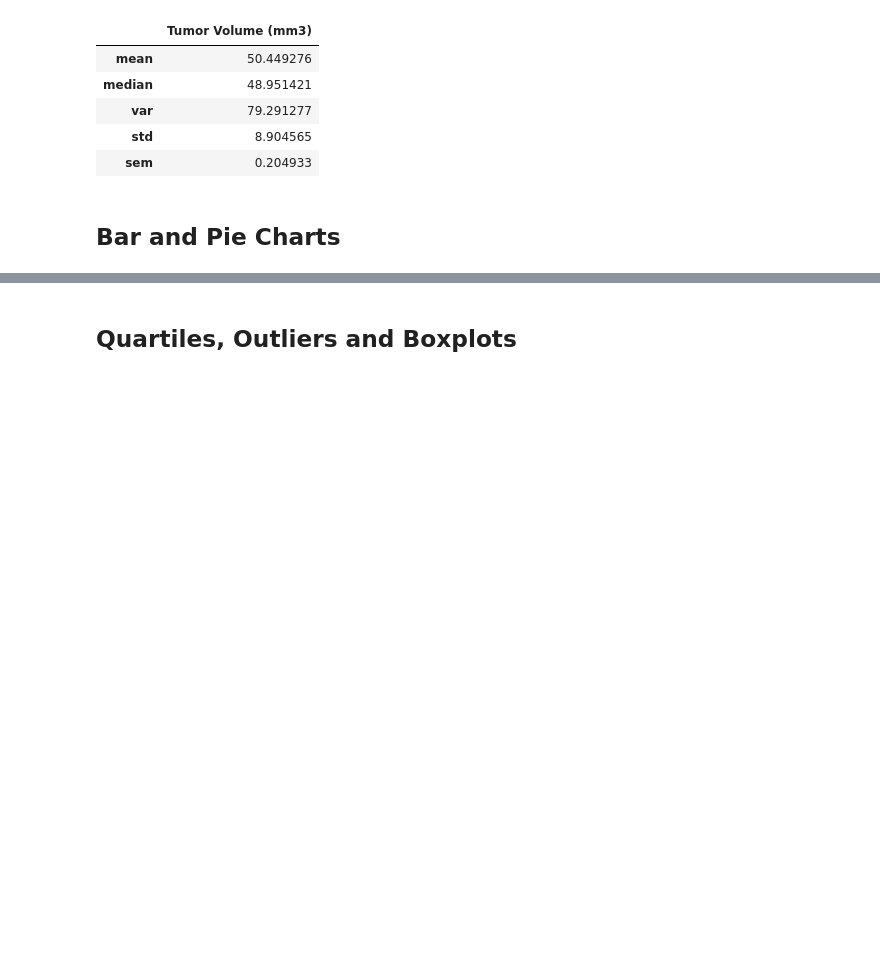
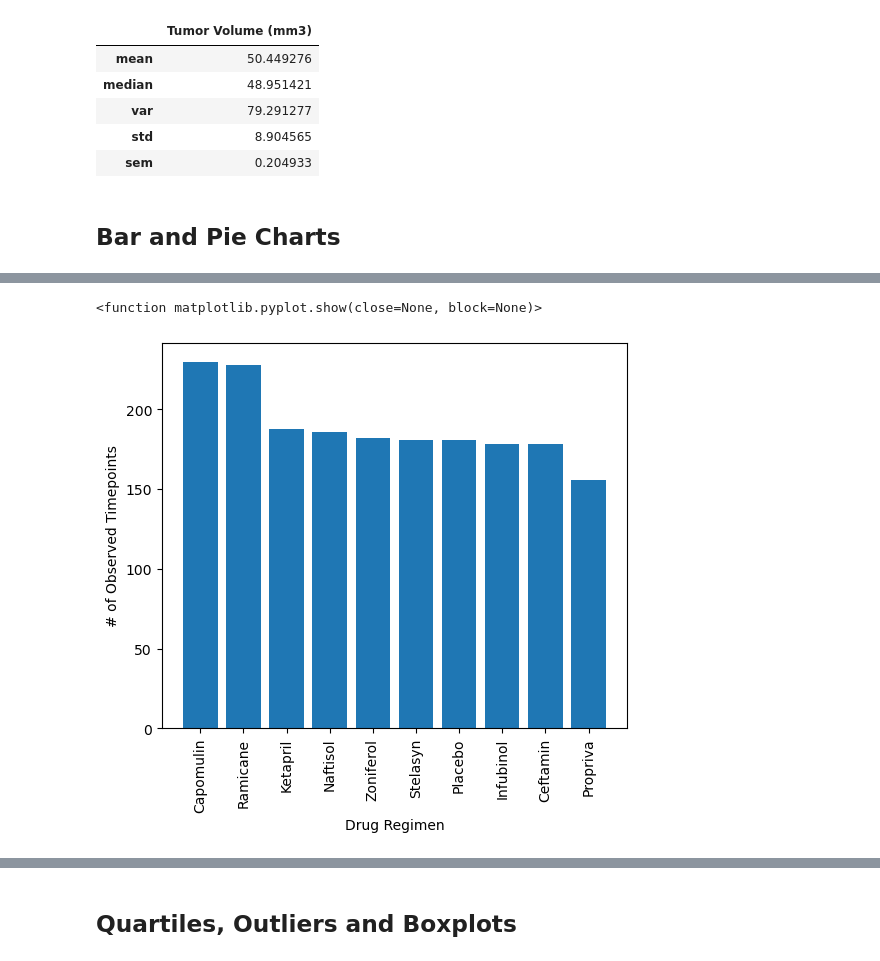
Before and after one commit to zqcushma/Pymaceuticals, a Jupyter notebook: my_work.ipynb, the cells around one changed output, grey strips where cells are left out. Saved outputs shown, nothing was run; the diff lists cells and outputs as text; code cells hidden in the pictures; blank space fills up the shorter version.

```diff
--- a/my_work.ipynb
+++ b/my_work.ipynb
@@ -161,4 +172,17 @@ cleanData[['Drug Regimen','Tumor Volume (mm3)']].agg({'Tumor Volume (mm3)': ['me
 # %%
 # Generate a bar plot showing the total number of rows (Mouse ID/Timepoints) for each drug regimen using pyplot.
+drugCount = cleanData['Drug Regimen'].value_counts()
+plt.figure(figsize=(6,5))
+
+xAxis = drugCount.index
+plt.bar(xAxis, drugCount.values)
+figBticloc = [value for value in xAxis]
+plt.xticks(figBticloc, xAxis, rotation="vertical")
+plt.xlabel("Drug Regimen")
+plt.ylabel("# of Observed Timepoints")
+plt.show
+# %% [output]
+<function matplotlib.pyplot.show(close=None, block=None)>
+[figure, added]
 # %%
 # Generate a pie plot showing the distribution of female versus male mice using Pandas
```
Also changed, not shown: parts of 4 cells of this notebook.
